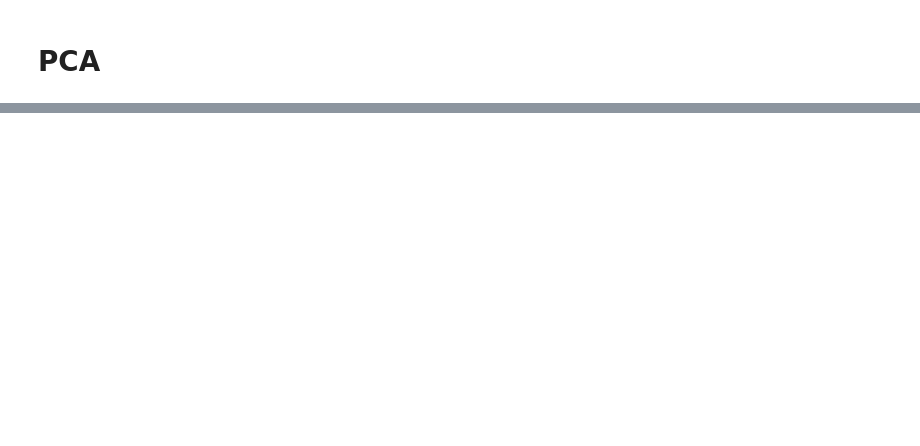
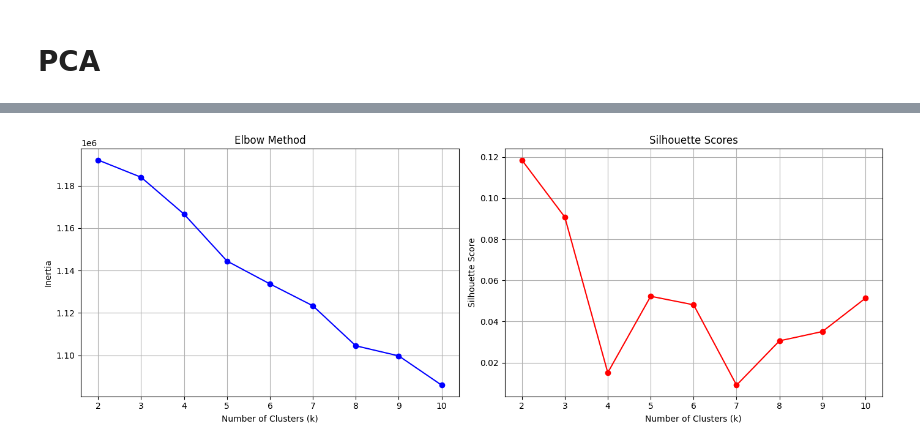
Before and after one commit to mervefilizbaker1/DRIVER-RISK-PREDICTION, a Jupyter notebook: drp_unsupervised.ipynb, the cells around one changed output, grey strips where cells are left out. Cells and saved outputs as stored; diff of their text form; code cells hidden in the pictures; blank space fills up the shorter version.

```diff
--- a/drp_unsupervised.ipynb
+++ b/drp_unsupervised.ipynb
@@ -36,0 +140,29 @@ dtype: int64
+# %%
+inertias = []
+silhouette_scores = []
+K_range = range(2, 11)
+# %%
+for k in K_range:
+    kmeans_temp = KMeans(n_clusters=k, random_state=42, n_init=10)
+    kmeans_temp.fit(X_scaled)
+    inertias.append(kmeans_temp.inertia_)
+    silhouette_scores.append(silhouette_score(X_scaled, kmeans_temp.labels_))
+# %%
+fig, axes = plt.subplots(1, 2, figsize=(14, 5))
+
+axes[0].plot(K_range, inertias, 'bo-')
+axes[0].set_xlabel('Number of Clusters (k)')
+axes[0].set_ylabel('Inertia')
+axes[0].set_title('Elbow Method')
+axes[0].grid(True)
+
+axes[1].plot(K_range, silhouette_scores, 'ro-')
+axes[1].set_xlabel('Number of Clusters (k)')
+axes[1].set_ylabel('Silhouette Score')
+axes[1].set_title('Silhouette Scores')
+axes[1].grid(True)
+
+plt.tight_layout()
+plt.show()
+# %% [output]
+[figure, added]
```
Also changed, not shown: parts of 37 cells of this notebook.
